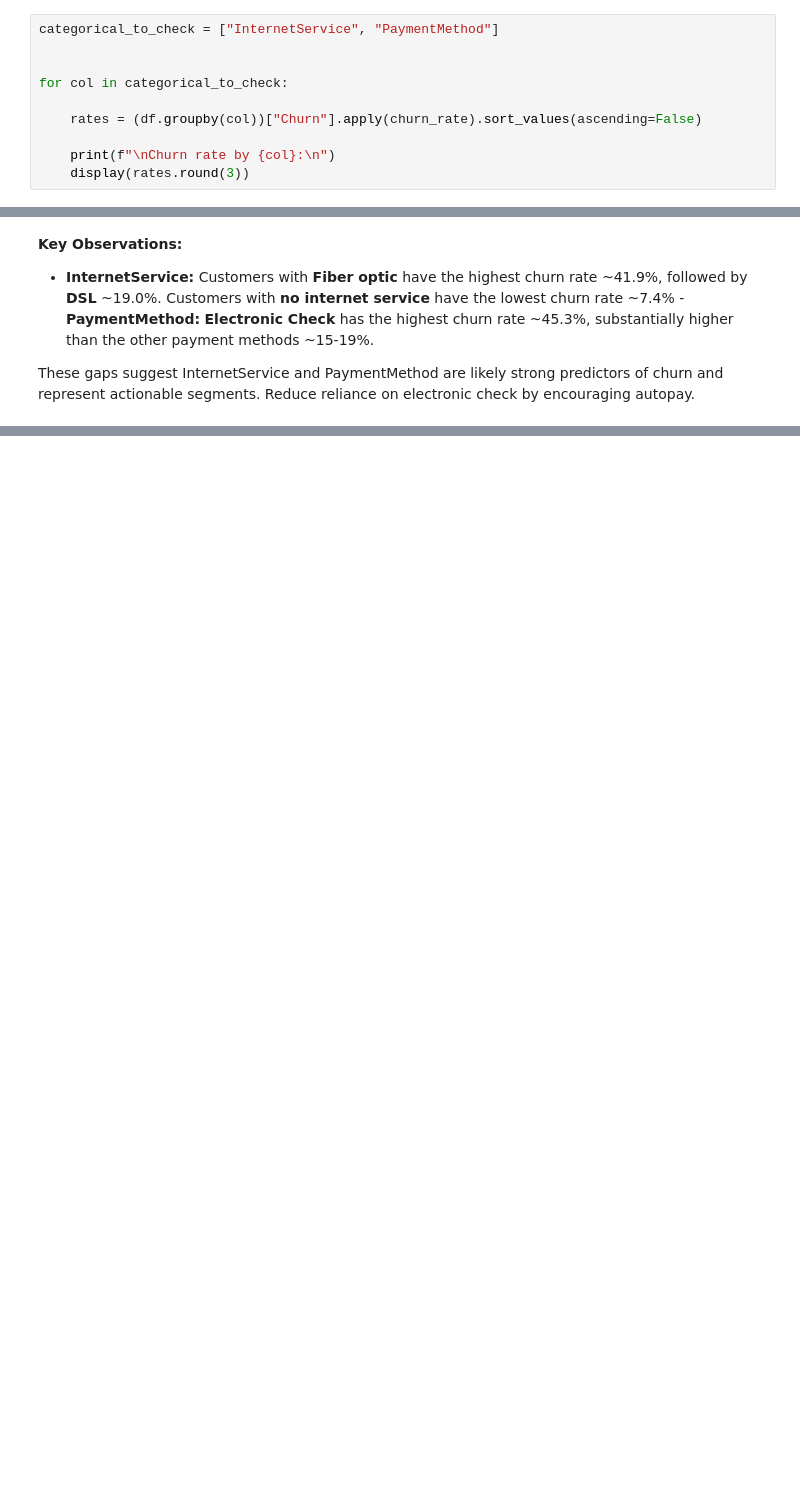
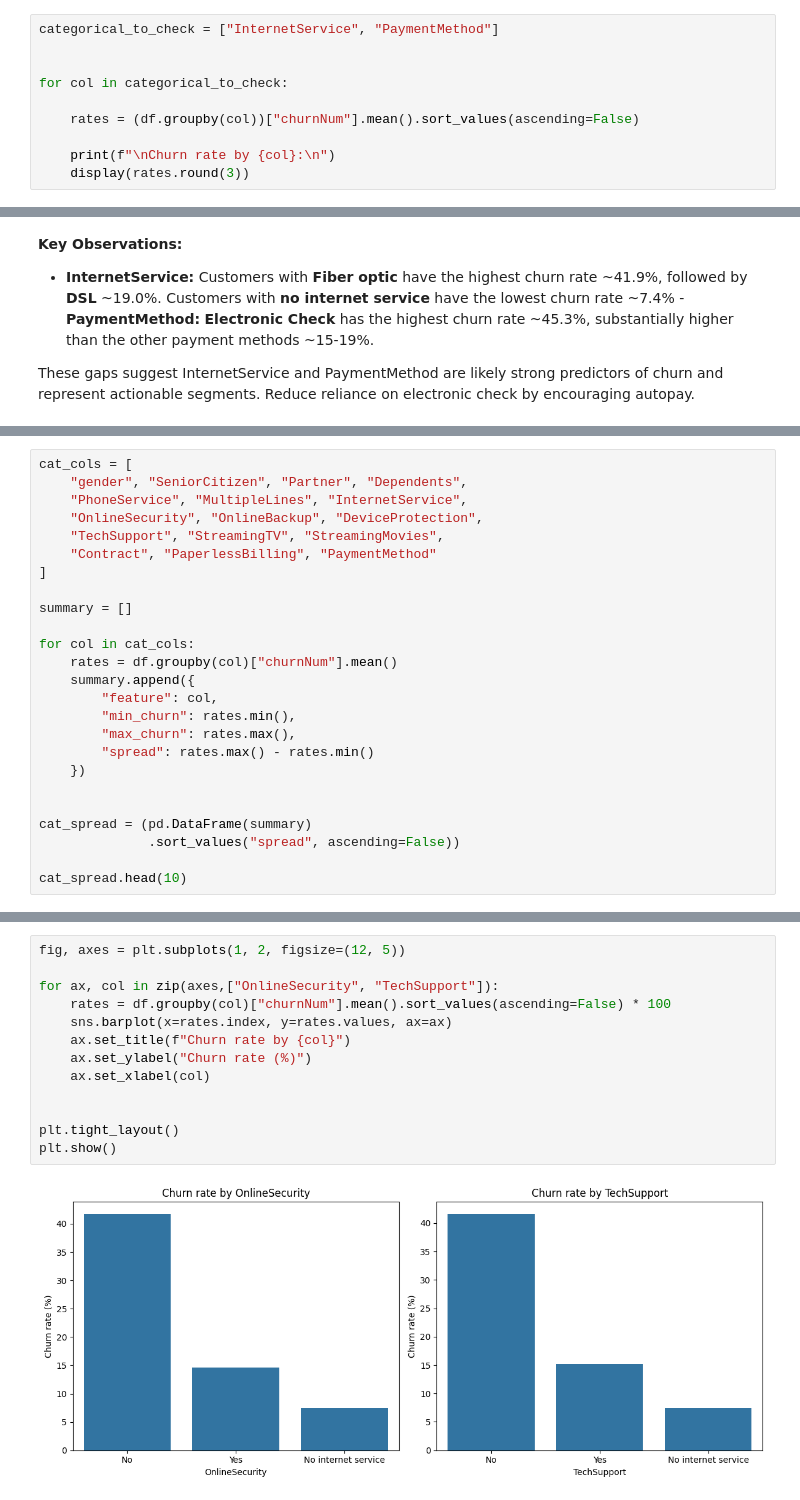
Before and after one commit to trilola89/churn-prediction-end-to-end, a Jupyter notebook: notebooks/01_eda.ipynb, the cells around one changed output, grey strips where cells are left out. Saved outputs shown, nothing was run; the diff lists cells and outputs as text; blank space fills up the shorter version.

```diff
--- a/notebooks/01_eda.ipynb
+++ b/notebooks/01_eda.ipynb
@@ -201,7 +201,7 @@ categorical_to_check = ["InternetService", "PaymentMethod"]
 
 for col in categorical_to_check:
 
-    rates = (df.groupby(col))["Churn"].apply(churn_rate).sort_values(ascending=False)
+    rates = (df.groupby(col))["churnNum"].mean().sort_values(ascending=False)
 
     print(f"\nChurn rate by {col}:\n")
     display(rates.round(3))
@@ -228,0 +287,25 @@ These gaps suggest InternetService and PaymentMethod are likely strong predictor
+# %%
+cat_cols = [
+    "gender", "SeniorCitizen", "Partner", "Dependents",
+    "PhoneService", "MultipleLines", "InternetService",
+    "OnlineSecurity", "OnlineBackup", "DeviceProtection",
+    "TechSupport", "StreamingTV", "StreamingMovies",
+    "Contract", "PaperlessBilling", "PaymentMethod"
+]
+
+summary = []
+
+for col in cat_cols:
+    rates = df.groupby(col)["churnNum"].mean()
+    summary.append({
+        "feature": col,
+        "min_churn": rates.min(),
+        "max_churn": rates.max(),
+        "spread": rates.max() - rates.min()
+    })
+
+
+cat_spread = (pd.DataFrame(summary)
+              .sort_values("spread", ascending=False))
+
+cat_spread.head(10)
@@ -228,0 +332,15 @@ These gaps suggest InternetService and PaymentMethod are likely strong predictor
+# %%
+fig, axes = plt.subplots(1, 2, figsize=(12, 5))
+
+for ax, col in zip(axes,["OnlineSecurity", "TechSupport"]):
+    rates = df.groupby(col)["churnNum"].mean().sort_values(ascending=False) * 100
+    sns.barplot(x=rates.index, y=rates.values, ax=ax)
+    ax.set_title(f"Churn rate by {col}")
+    ax.set_ylabel("Churn rate (%)")
+    ax.set_xlabel(col)
+
+
+plt.tight_layout()
+plt.show()
+# %% [output]
+[figure, added]
```
Also changed, not shown: parts of 14 cells of this notebook.
